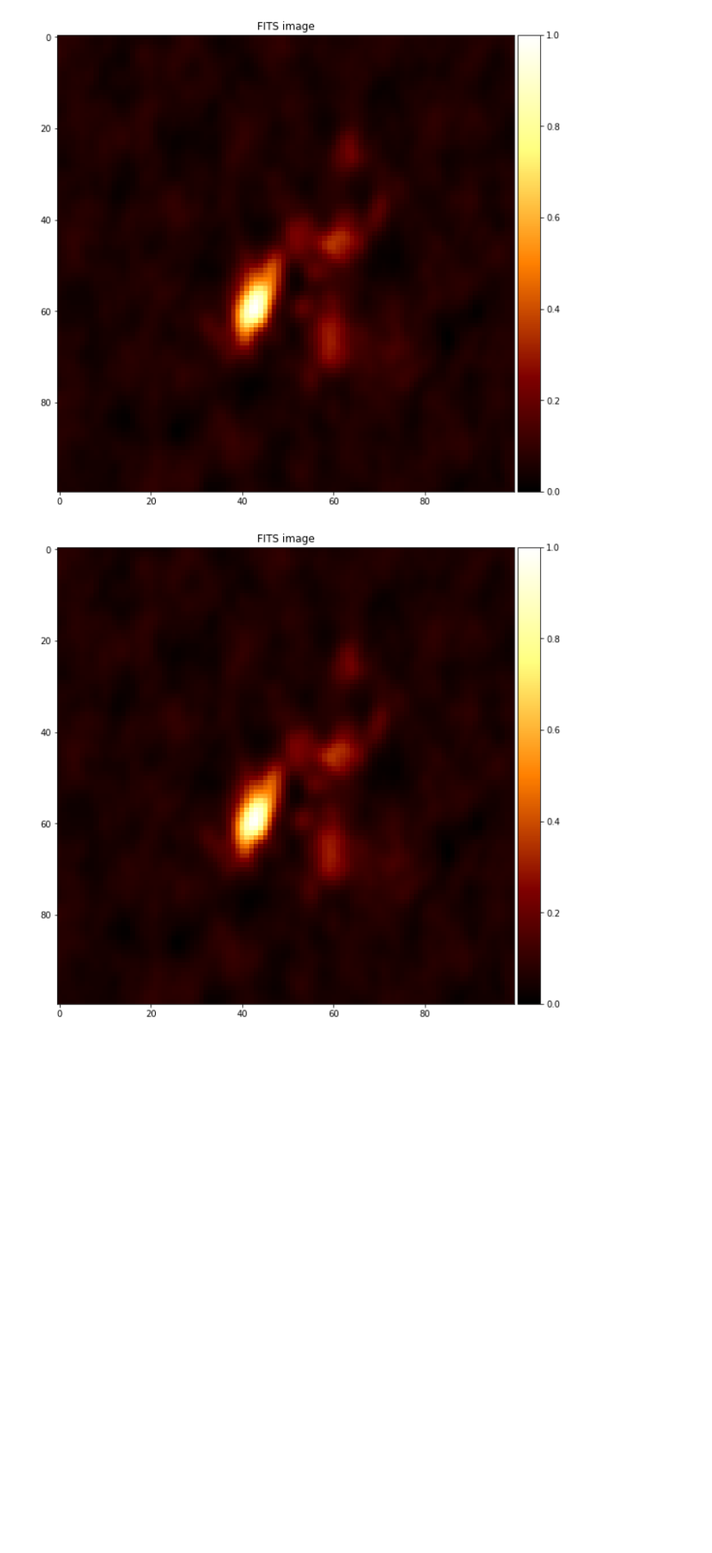
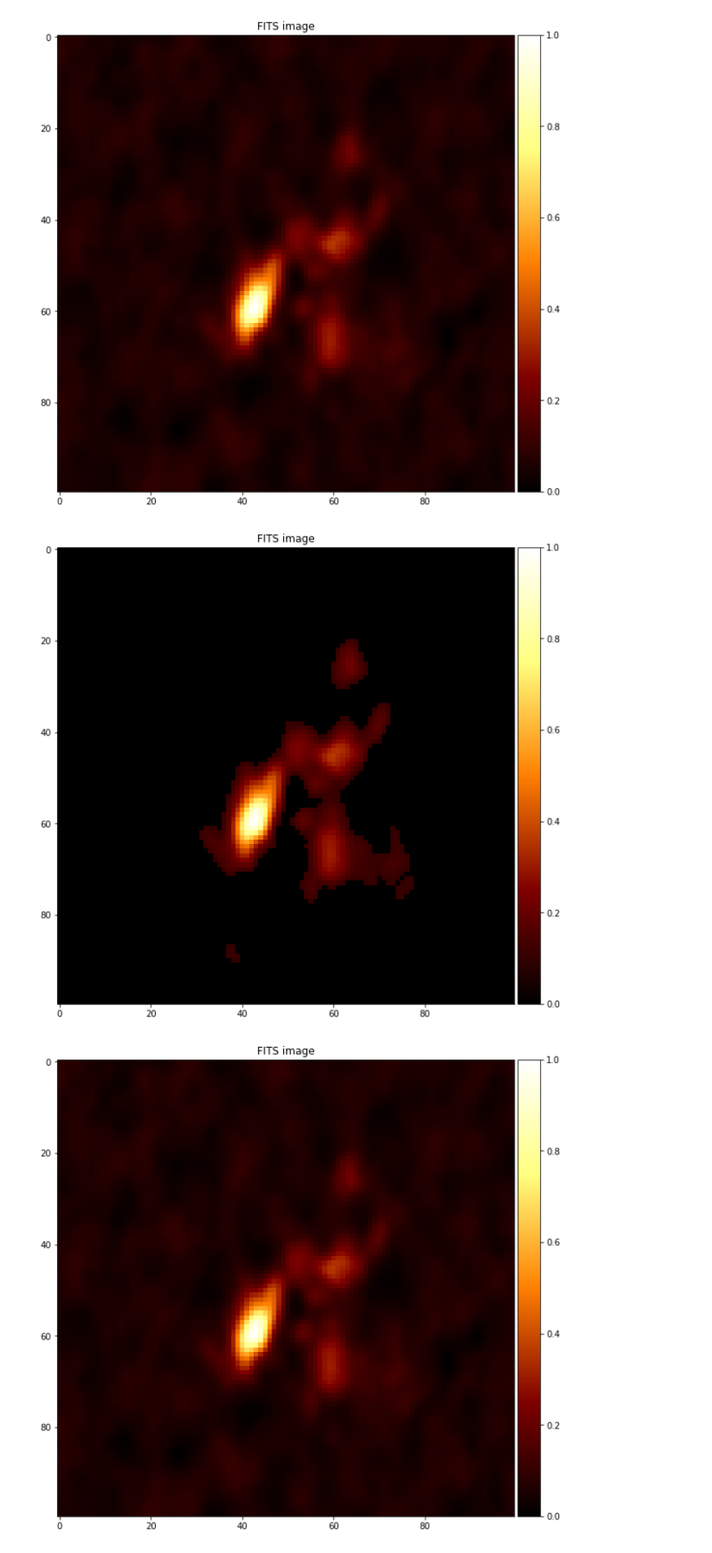
Before and after one commit to Lukas19/Scientific-Program-, a Jupyter notebook: Actividad2/Actividad 2.ipynb, the cells around one changed output. Shown at 89% size. Saved outputs shown, nothing was run; the diff lists cells and outputs as text; code cells hidden in the pictures; blank space fills up the shorter version.

```diff
--- a/Actividad2/Actividad 2.ipynb
+++ b/Actividad2/Actividad 2.ipynb
@@ -33,9 +33,12 @@ RMS = math.sqrt((RMS/10000))
 # %%
 #Generación nueva matriz
 a = np.empty_like (data)
 boleana = data < RMS
 a[:] = data
 a[a<RMS] = 0
+image_plot(a)
+# %% [output]
+[figure, added]
 # %%
 #Funcion apply filter
 def apply_filter(data, mask, kernel_filter):
```
Also changed, not shown: parts of 1 cell of this notebook.
